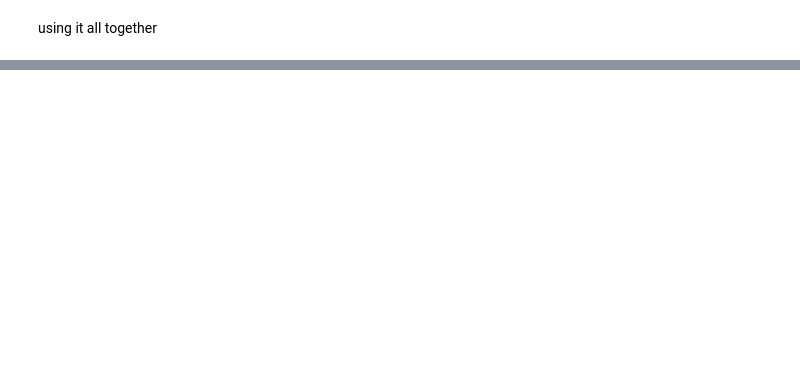
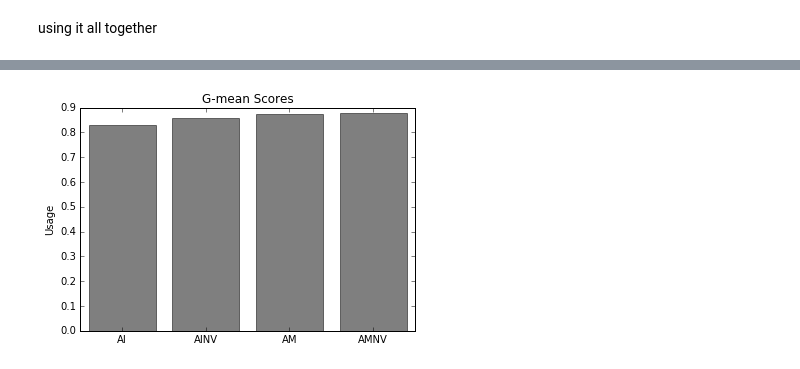
Before and after one commit to rjesteban/defensive-play-classifier, a Jupyter notebook: Final output.ipynb, the cells around one changed output, grey strips where cells are left out. Cells and saved outputs as stored; diff of their text form; code cells hidden in the pictures; blank space fills up the shorter version.

```diff
--- a/Final output.ipynb
+++ b/Final output.ipynb
@@ -150,0 +249,13 @@ GMEAN: 0.879049072992
+# %%
+labels = ('AI', 'AINV', 'AM', 'AMNV')
+y_pos = np.arange(len(labels))
+performance = [gmeani_all[2][3], gmeani_novoronoi[2][3], gmeanm_all[2][3], gmeanm_novoronoi[2][3]]
+
+plt.bar(y_pos, performance, align='center', alpha=0.5, color='k')
+plt.xticks(y_pos, labels)
+plt.ylabel('Usage')
+plt.title('G-mean Scores')
+
+plt.show()
+# %% [output]
+[figure, added]
```
Also changed, not shown: parts of 13 cells of this notebook.
